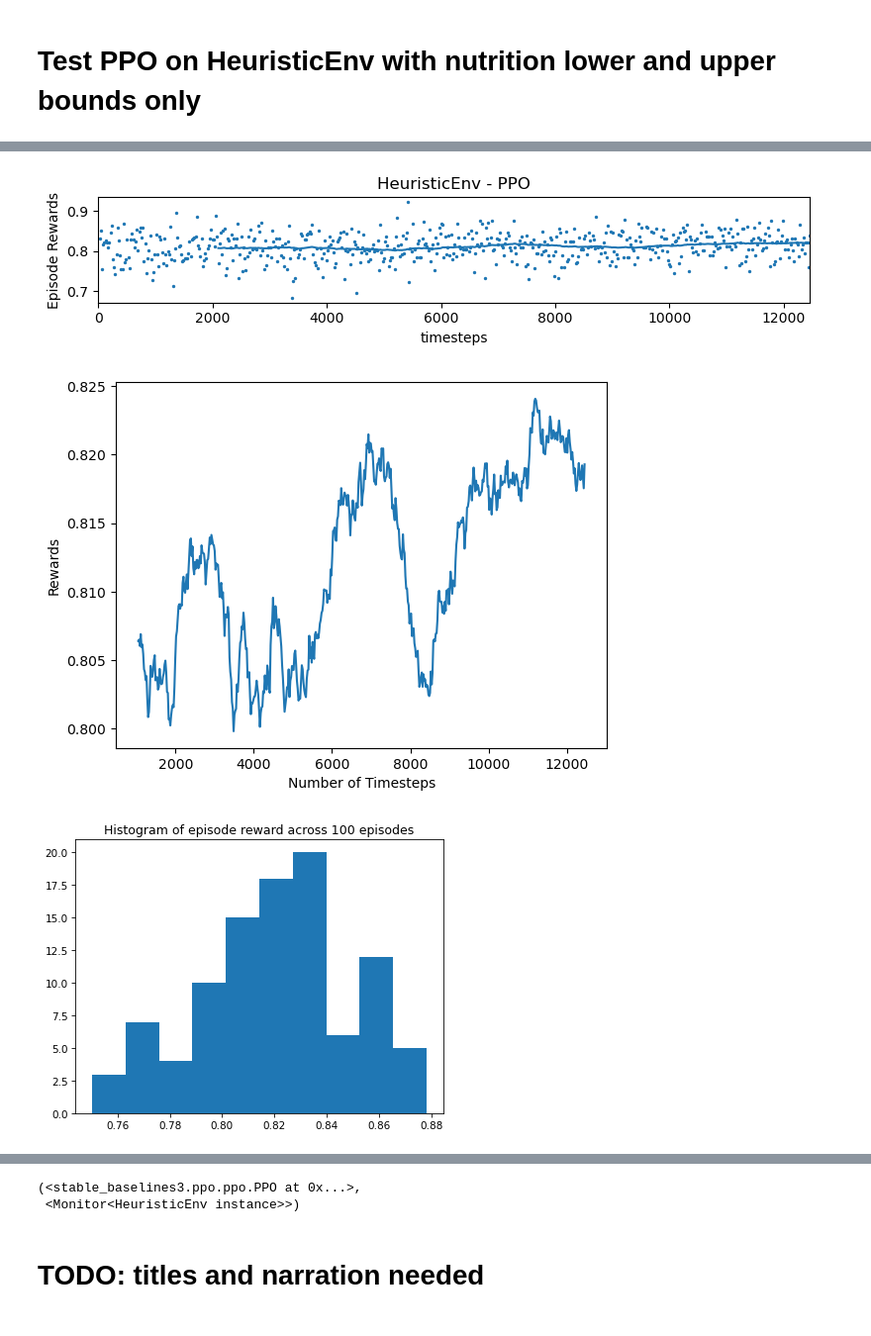
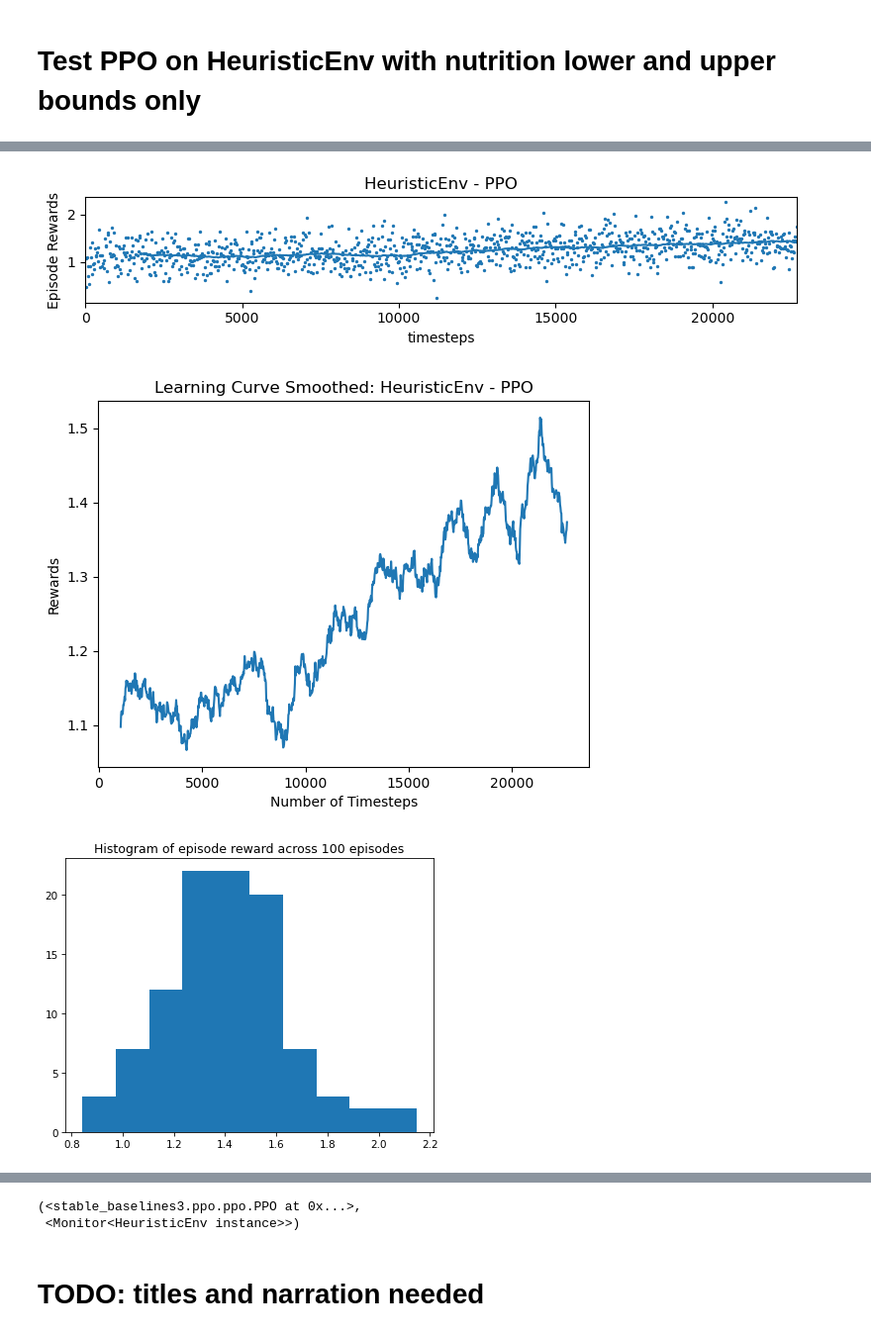
Before and after one commit to lurosenb/five_jelly_donuts, a Jupyter notebook: testing_algorithms.ipynb, the cells around one changed output, grey strips where cells are left out. Shown at 99% size. Drawn from its saved outputs; the diff is of its cells as text; code cells hidden in the pictures.

Commit message:
carbon impact

```diff
--- a/testing_algorithms.ipynb
+++ b/testing_algorithms.ipynb
@@ -45,0 +49,6 @@ array(['S watermelon punch (without milks)', 'Dried persimmon',
+# %%
+sql_conn = sqlite3.connect('carbon_impacts.db')
+carbon_impacts_df = pd.read_sql_query("SELECT * FROM carbon_impacts", sql_conn)
+carbon_impacts_df['meal'] = carbon_impacts_df['meal'].str.replace('Menu object: ', '')
+display(carbon_impacts_df)
+carbon_data = dict(zip(carbon_impacts_df.meal, carbon_impacts_df.impact))
@@ -53,19 +114,21 @@ Choose from the following environments:
 # %%
 num_meals = 21
-max_env = MaxNutritionEnv(possible_meals=possible_meals, meal_categories=meal_categories, nutrition_data=nutrition_data, num_meals=num_meals)
-heuristic_env = HeuristicEnv(possible_meals=possible_meals, meal_categories=meal_categories, nutrition_data=nutrition_data, num_meals=num_meals)
+max_env = MaxNutritionEnv(possible_meals=possible_meals, meal_categories=meal_categories, nutrition_data=nutrition_data, carbon_data=carbon_data, num_meals=num_meals)
+heuristic_env = HeuristicEnv(possible_meals=possible_meals, meal_categories=meal_categories, nutrition_data=nutrition_data, carbon_data=carbon_data, num_meals=num_meals)
 # %% [markdown]
 # Test PPO on HeuristicEnv with nutrition lower and upper bounds only
 # %%
 log_dir = f"./tmp/gym/{time.strftime('%Y%m%d-%H%M%S')}"
 os.makedirs(log_dir, exist_ok=False)
+print(f'Output stored at: {log_dir}')
 
 heuristic_env.set_reward_weights(
     coef_nutrition_lower=1,
     coef_nutrition_upper=-1,
     coef_sequence_entropy=0,
     coef_repetitions=0,
-    coef_overall_entropy=0
+    coef_overall_entropy=0,
+    coef_carbon=5
 )
-run_with_learning_algorithm(PPO, heuristic_env, 10000, log_dir, num_meals=21, seed=0)
+run_with_learning_algorithm(PPO, heuristic_env, 20000, log_dir, num_meals=21, seed=0)
 # %% [output]
@@ -89,3 +152,3 @@ Epsiode reward: 0.8387029604059357
-[figure, old version]
+[figure, new version]
-[figure, old version]
+[figure, new version]
-[figure, old version]
+[figure, new version]
```
Also changed, not shown: parts of 7 cells of this notebook, 1 other file.
